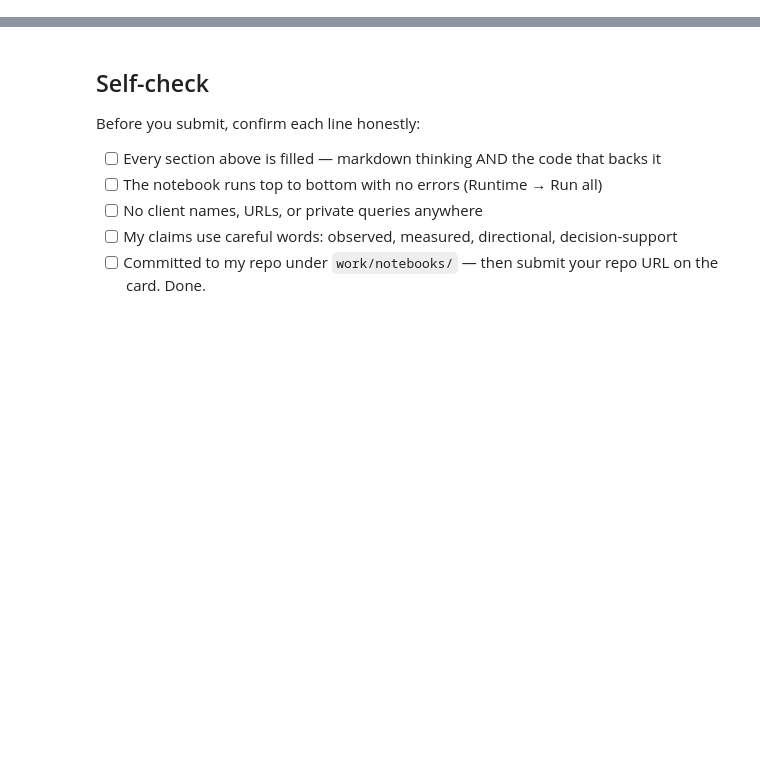
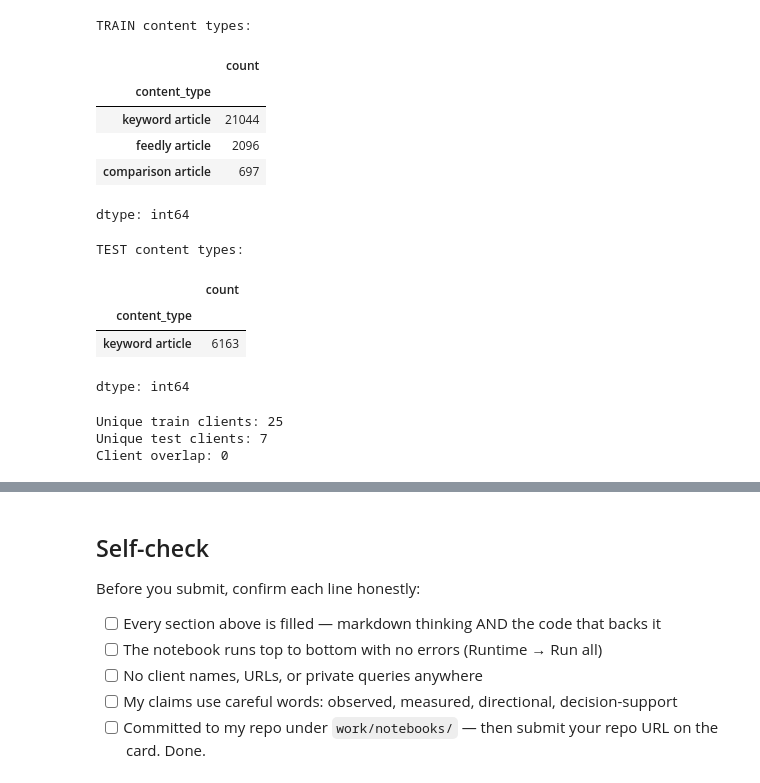
Before and after one commit to vishalseries7030/flyrank-ml-internship, a Jupyter notebook: work/notebooks/w05_model.ipynb, the cells around one changed output, grey strips where cells are left out. Cells and saved outputs as stored; diff of their text form; code cells hidden in the pictures; blank space fills up the shorter version.

```diff
--- a/work/notebooks/w05_model.ipynb
+++ b/work/notebooks/w05_model.ipynb
@@ -36,0 +709,29 @@ This skeleton is yours to fill. Work the sections **in order** — each one has
+# %%
+print("TRAIN content types:")
+display(train_df["content_type"].value_counts(dropna=False))
+
+print("\nTEST content types:")
+display(test_df["content_type"].value_counts(dropna=False))
+
+print("\nUnique train clients:", train_df["client_id"].nunique())
+print("Unique test clients:", test_df["client_id"].nunique())
+print(
+    "Client overlap:",
+    len(set(train_df["client_id"]) & set(test_df["client_id"]))
+)
+# %% [output]
+TRAIN content types:
+|  | count |
+| content_type |  |
+| keyword article | 21044 |
+| feedly article | 2096 |
+| comparison article | 697 |
+dtype: int64
+TEST content types:
+|  | count |
+| content_type |  |
+| keyword article | 6163 |
+dtype: int64
+Unique train clients: 25
+Unique test clients: 7
+Client overlap: 0
```
Also changed, not shown: parts of 15 cells of this notebook.
